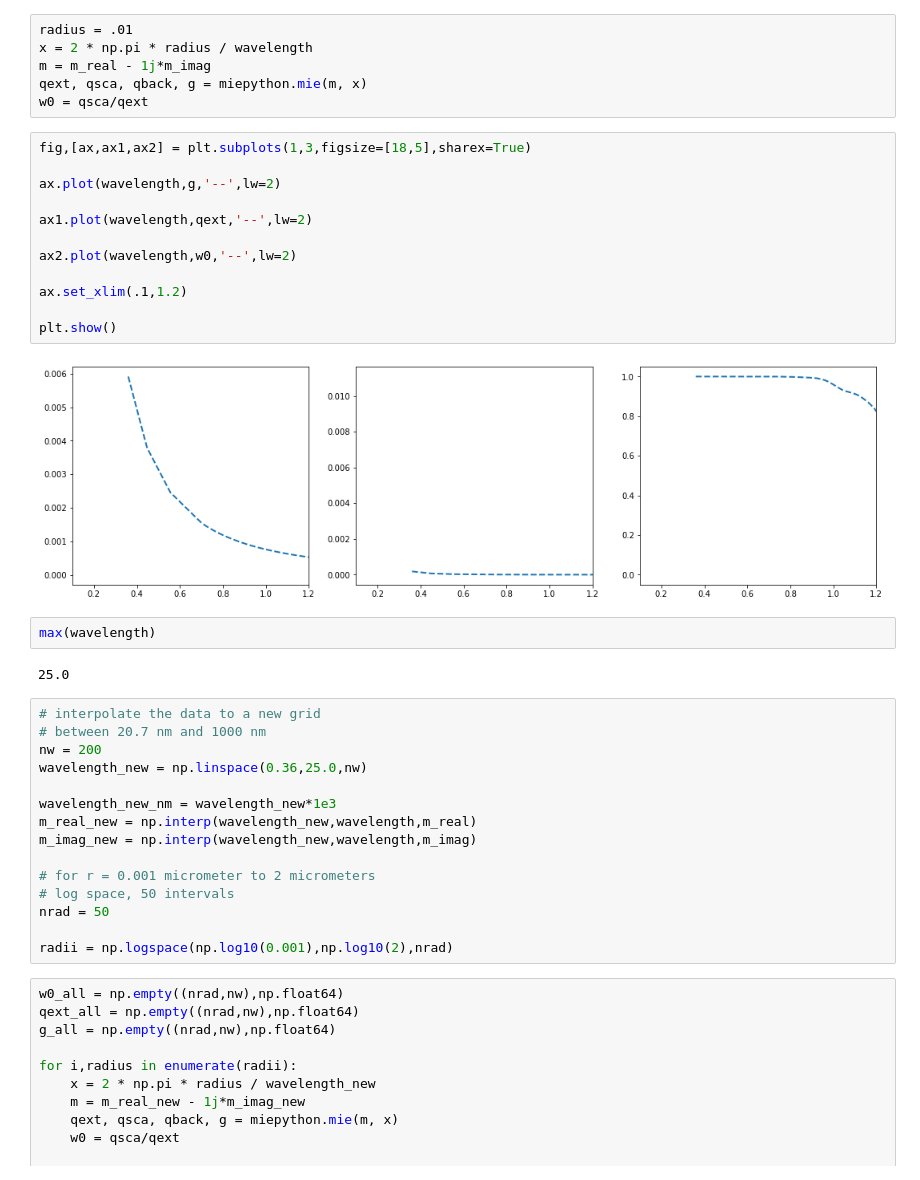
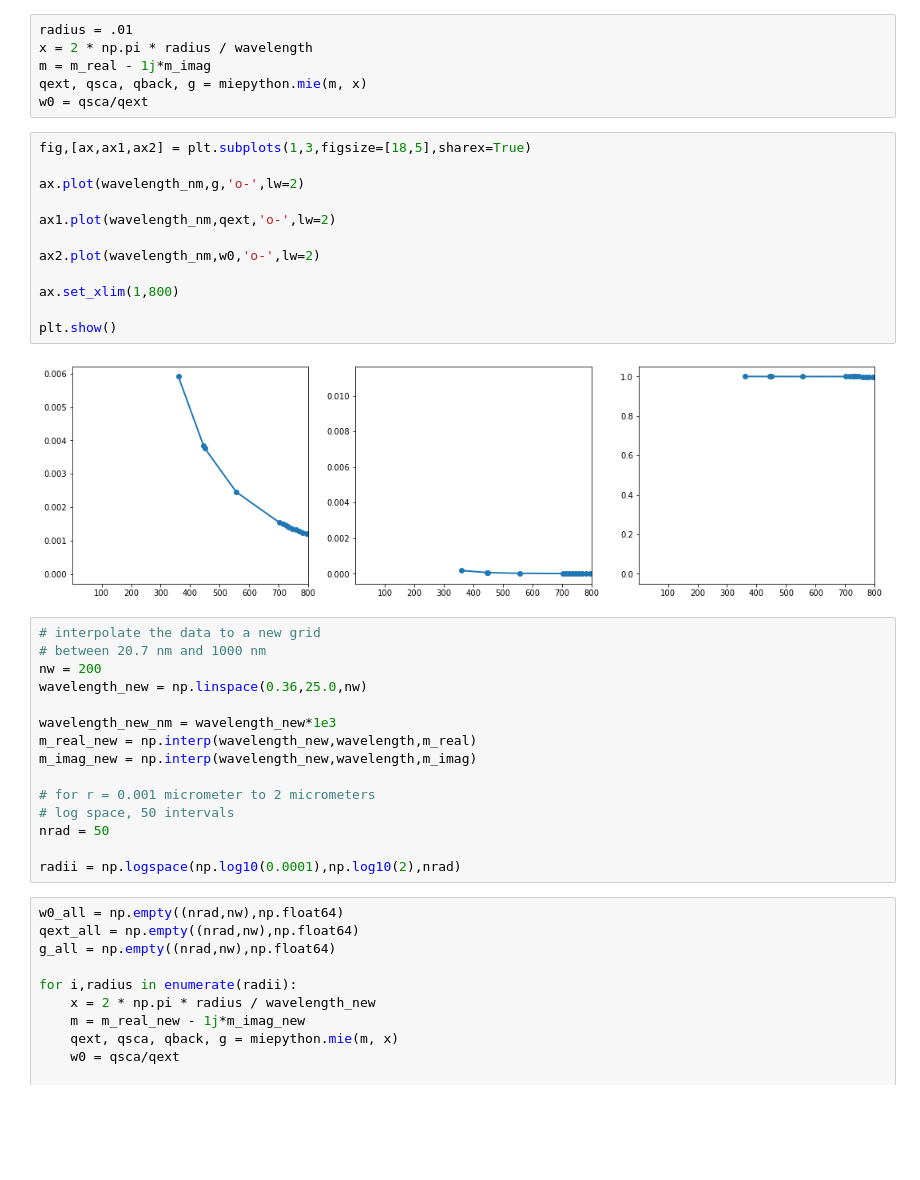
Before and after one commit to Nicholaswogan/photochem, a Jupyter notebook: data/aerosol_xsections/aerosol_xsections.ipynb, the cells around one changed output. Saved outputs shown, nothing was run; the diff lists cells and outputs as text; blank space fills up the shorter version.

```diff
--- a/data/aerosol_xsections/aerosol_xsections.ipynb
+++ b/data/aerosol_xsections/aerosol_xsections.ipynb
@@ -144,21 +144,17 @@ w0 = qsca/qext
 # %%
 fig,[ax,ax1,ax2] = plt.subplots(1,3,figsize=[18,5],sharex=True)
 
-ax.plot(wavelength,g,'--',lw=2)
+ax.plot(wavelength_nm,g,'o-',lw=2)
 
-ax1.plot(wavelength,qext,'--',lw=2)
+ax1.plot(wavelength_nm,qext,'o-',lw=2)
 
-ax2.plot(wavelength,w0,'--',lw=2)
+ax2.plot(wavelength_nm,w0,'o-',lw=2)
 
-ax.set_xlim(.1,1.2)
+ax.set_xlim(1,800)
 
 plt.show()
 # %% [output]
-[figure, old version]
+[figure, new version]
-# %%
-max(wavelength)
-# %% [output]
-25.0
 # %%
 # interpolate the data to a new grid
 # between 20.7 nm and 1000 nm
@@ -173,7 +169,7 @@ m_imag_new = np.interp(wavelength_new,wavelength,m_imag)
 # log space, 50 intervals
 nrad = 50
 
-radii = np.logspace(np.log10(0.001),np.log10(2),nrad)
+radii = np.logspace(np.log10(0.0001),np.log10(2),nrad)
 # %%
 w0_all = np.empty((nrad,nw),np.float64)
 qext_all = np.empty((nrad,nw),np.float64)
```
Also changed, not shown: parts of 2 cells of this notebook, 2 other files.
